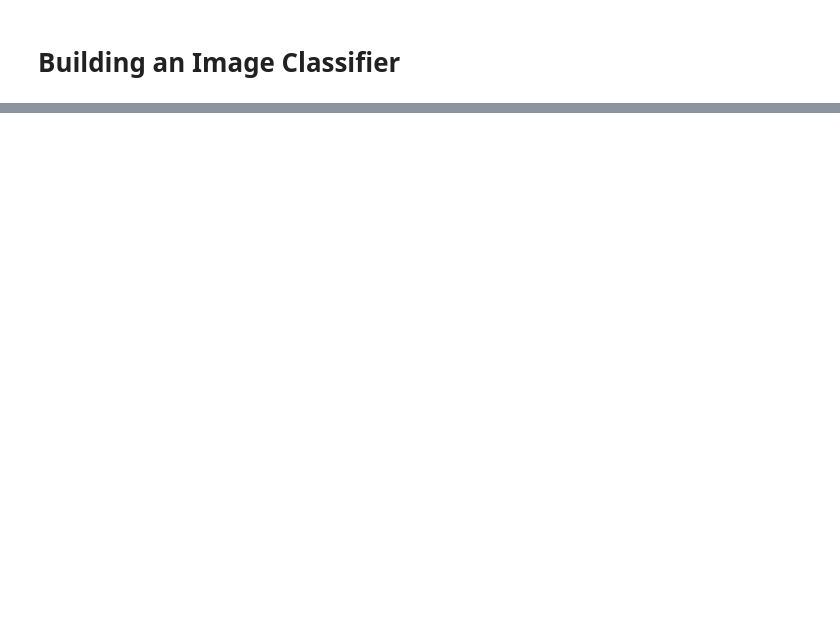
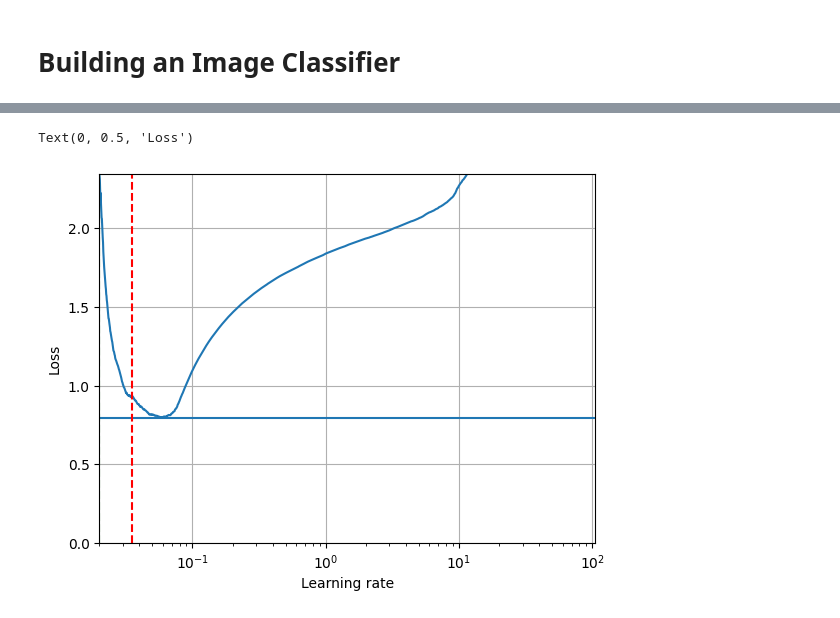
Before and after one commit to KevinShindel/MachineLearning, a Jupyter notebook: ML with SciKit/Book/HomeWorks/CH_10.ipynb, the cells around one changed output, grey strips where cells are left out. Cells and saved outputs as stored; diff of their text form; code cells hidden in the pictures; blank space fills up the shorter version.

```diff
--- a/ML with SciKit/Book/HomeWorks/CH_10.ipynb
+++ b/ML with SciKit/Book/HomeWorks/CH_10.ipynb
@@ -273,0 +48,7 @@ plt.show()
+# %%
+early_stop = callbacks.EarlyStopping(
+    patience=10,
+    restore_best_weights=True
+)
+
+expon_lr = ExponentialLearningRate(factor=1.005)
@@ -273,0 +80,13 @@ plt.show()
+# %%
+plt.plot(expon_lr.rates, expon_lr.losses)
+plt.gca().set_xscale('log')
+plt.hlines(min(expon_lr.losses), min(expon_lr.rates), max(expon_lr.rates))
+plt.axis((min(expon_lr.rates), max(expon_lr.rates), 0, expon_lr.losses[0]))
+plt.axvline(x=0.035, color='r', linestyle='--')
+plt.axvline(x=0.02, color='g', linestyle='--')
+plt.grid()
+plt.xlabel("Learning rate")
+plt.ylabel("Loss")
+# %% [output]
+Text(0, 0.5, 'Loss')
+[figure, added]
```
Also changed, not shown: parts of 49 cells of this notebook, 9 other files.
